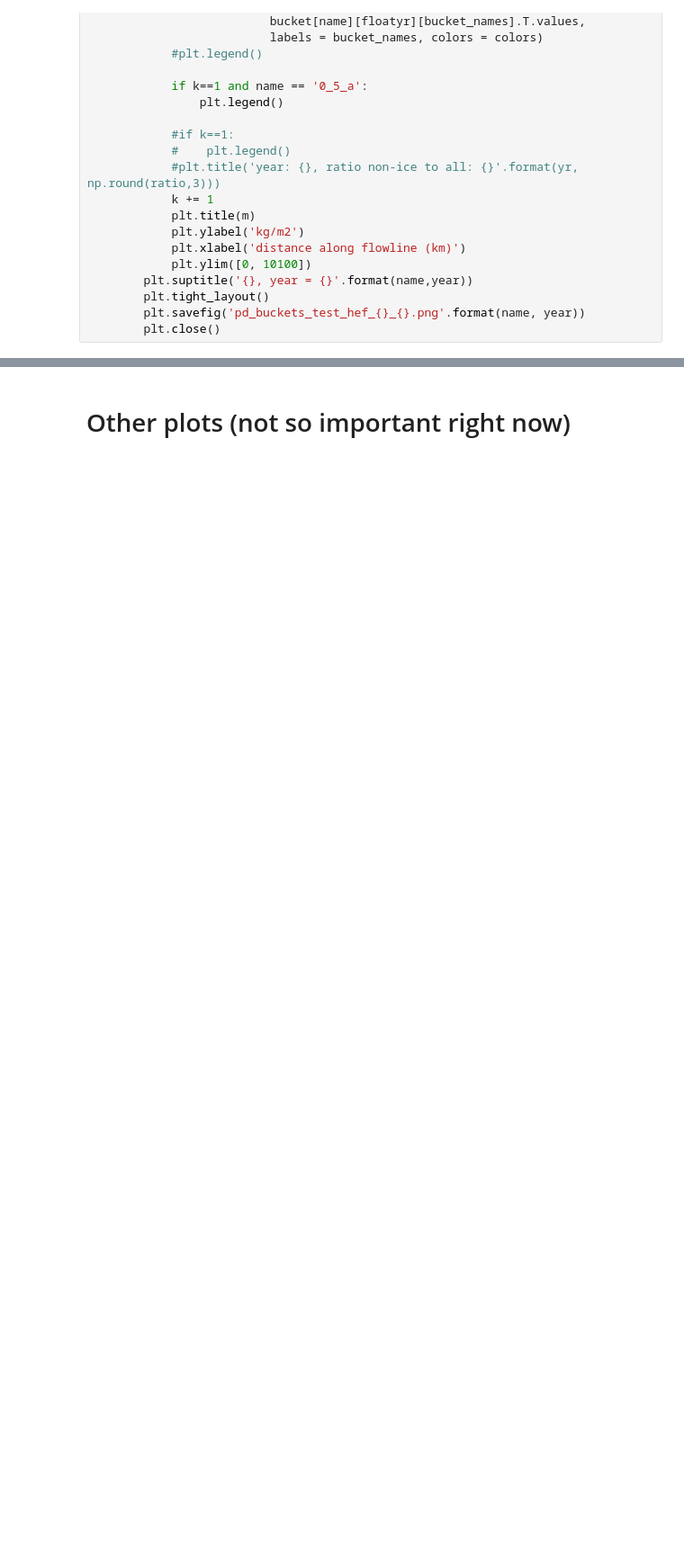
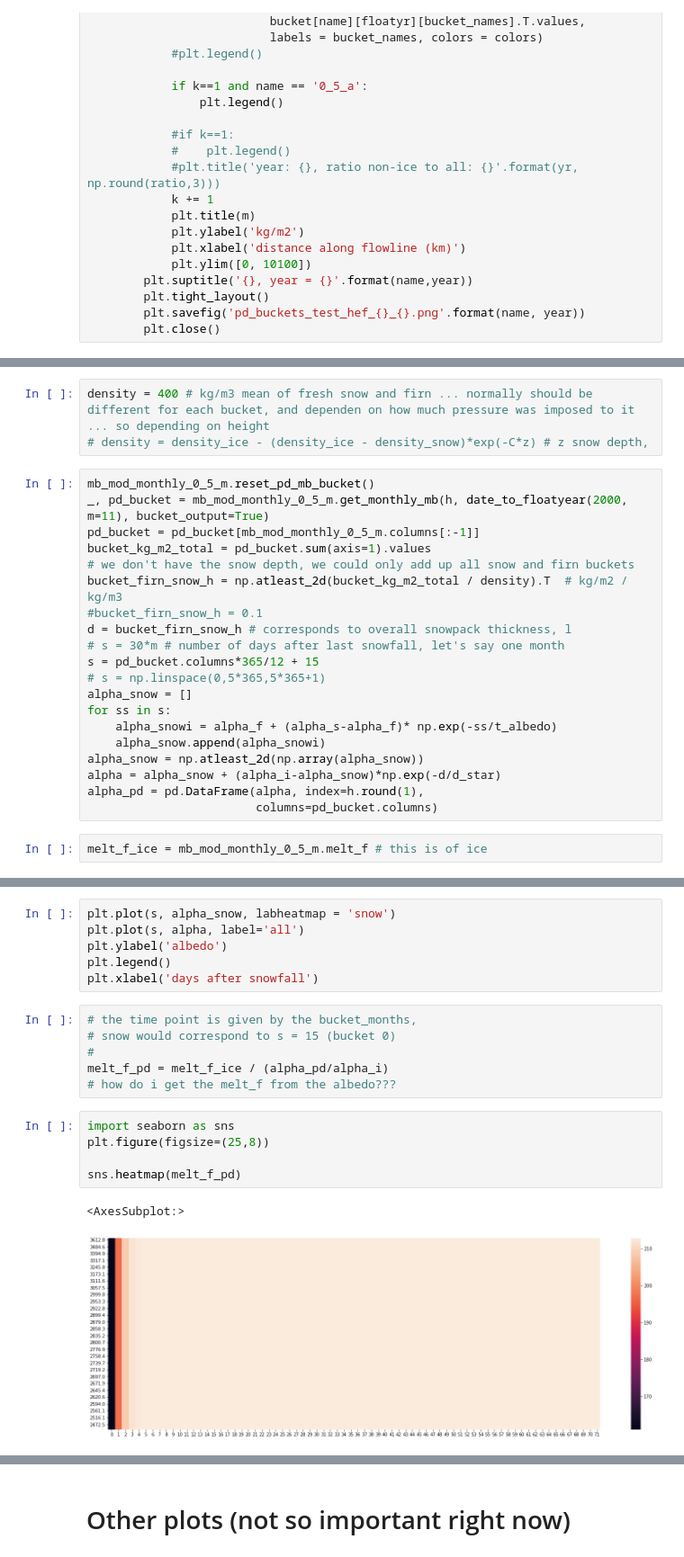
Before and after one commit to OGGM/massbalance-sandbox, a Jupyter notebook: docs/surface_type_distinction/oggm_sfc_type_bucket.ipynb, the cells around one changed output, grey strips where cells are left out. Shown at 90% size. Saved outputs shown, nothing was run; the diff lists cells and outputs as text; blank space fills up the shorter version.

```diff
--- a/docs/surface_type_distinction/oggm_sfc_type_bucket.ipynb
+++ b/docs/surface_type_distinction/oggm_sfc_type_bucket.ipynb
@@ -403,0 +581,25 @@ for year in np.arange(2000,2002,1): # 2020
+# %%
+density = 400 # kg/m3 mean of fresh snow and firn ... normally should be different for each bucket, and dependen on how much pressure was imposed to it ... so depending on height
+# density = density_ice - (density_ice - density_snow)*exp(-C*z) # z snow depth,
+# %%
+mb_mod_monthly_0_5_m.reset_pd_mb_bucket()
+_, pd_bucket = mb_mod_monthly_0_5_m.get_monthly_mb(h, date_to_floatyear(2000, m=11), bucket_output=True)
+pd_bucket = pd_bucket[mb_mod_monthly_0_5_m.columns[:-1]]
+bucket_kg_m2_total = pd_bucket.sum(axis=1).values
+# we don't have the snow depth, we could only add up all snow and firn buckets
+bucket_firn_snow_h = np.atleast_2d(bucket_kg_m2_total / density).T  # kg/m2 / kg/m3
+#bucket_firn_snow_h = 0.1
+d = bucket_firn_snow_h # corresponds to overall snowpack thickness, l
+# s = 30*m # number of days after last snowfall, let's say one month
+s = pd_bucket.columns*365/12 + 15
+# s = np.linspace(0,5*365,5*365+1)
+alpha_snow = []
+for ss in s:
+    alpha_snowi = alpha_f + (alpha_s-alpha_f)* np.exp(-ss/t_albedo)
+    alpha_snow.append(alpha_snowi)
+alpha_snow = np.atleast_2d(np.array(alpha_snow))
+alpha = alpha_snow + (alpha_i-alpha_snow)*np.exp(-d/d_star)
+alpha_pd = pd.DataFrame(alpha, index=h.round(1),
+                        columns=pd_bucket.columns)
+# %%
+melt_f_ice = mb_mod_monthly_0_5_m.melt_f # this is of ice
@@ -403,0 +632,20 @@ for year in np.arange(2000,2002,1): # 2020
+# %%
+plt.plot(s, alpha_snow, labheatmap = 'snow')
+plt.plot(s, alpha, label='all')
+plt.ylabel('albedo')
+plt.legend()
+plt.xlabel('days after snowfall')
+# %%
+# the time point is given by the bucket_months,
+# snow would correspond to s = 15 (bucket 0)
+#
+melt_f_pd = melt_f_ice / (alpha_pd/alpha_i)
+# how do i get the melt_f from the albedo???
+# %%
+import seaborn as sns
+plt.figure(figsize=(25,8))
+
+sns.heatmap(melt_f_pd)
+# %% [output]
+<AxesSubplot:>
+[figure, added]
```
Also changed, not shown: parts of 25 cells of this notebook, 3 other files.
